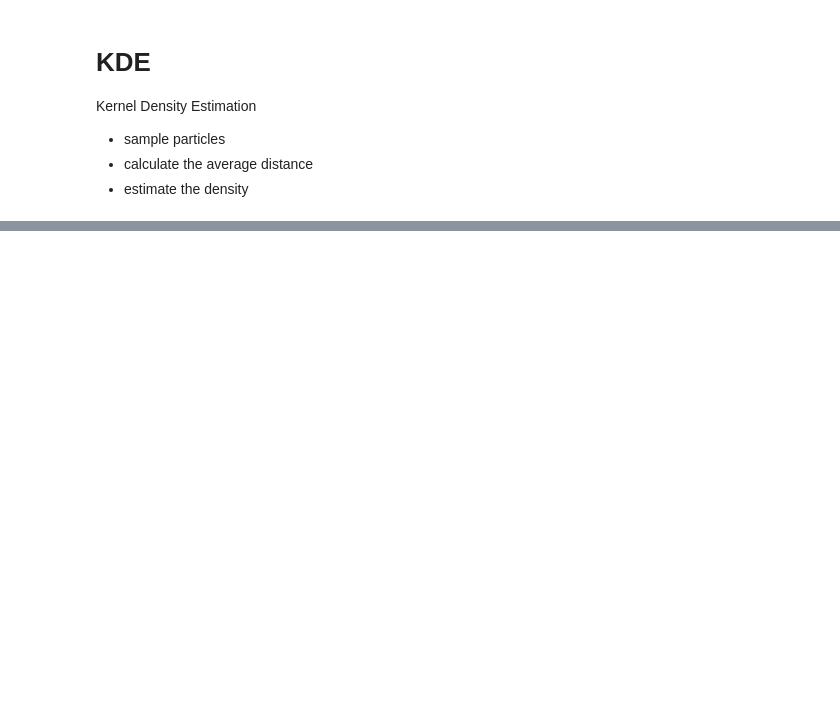
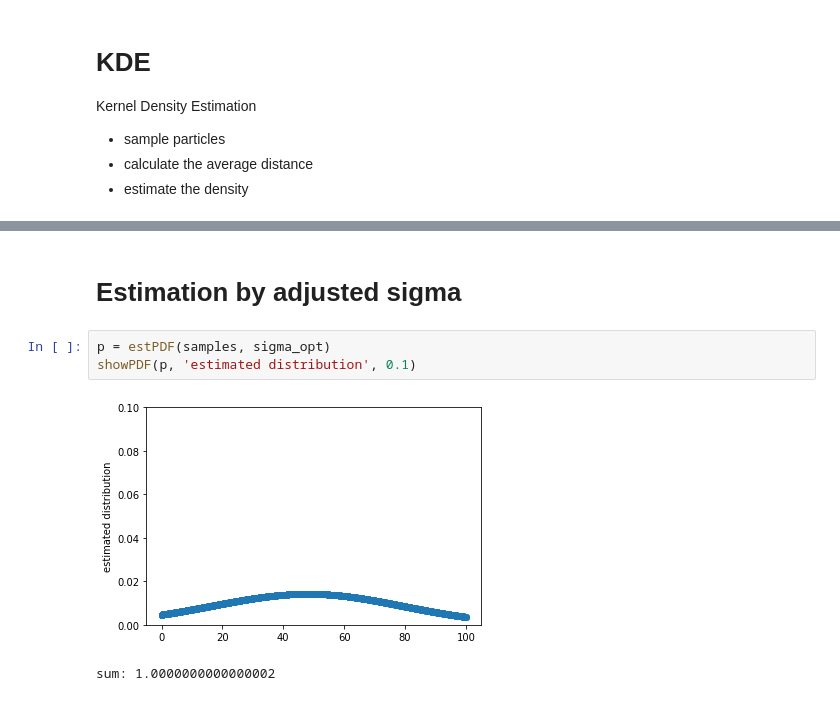
Before and after one commit to tidota/misc-code, a Jupyter notebook: snippets/python/fracexp/kde.ipynb, the cells around one changed output, grey strips where cells are left out. Drawn from its saved outputs; the diff is of its cells as text; blank space fills up the shorter version.

```diff
--- a/snippets/python/fracexp/kde.ipynb
+++ b/snippets/python/fracexp/kde.ipynb
@@ -91,0 +105,8 @@ plt.hist(samples, bins=20)
+# %% [markdown]
+# Estimation by adjusted sigma
+# %%
+p = estPDF(samples, sigma_opt)
+showPDF(p, 'estimated distribution', 0.1)
+# %% [output]
+[figure, added]
+sum: 1.0000000000000002
```
Also changed, not shown: parts of 20 cells of this notebook.
